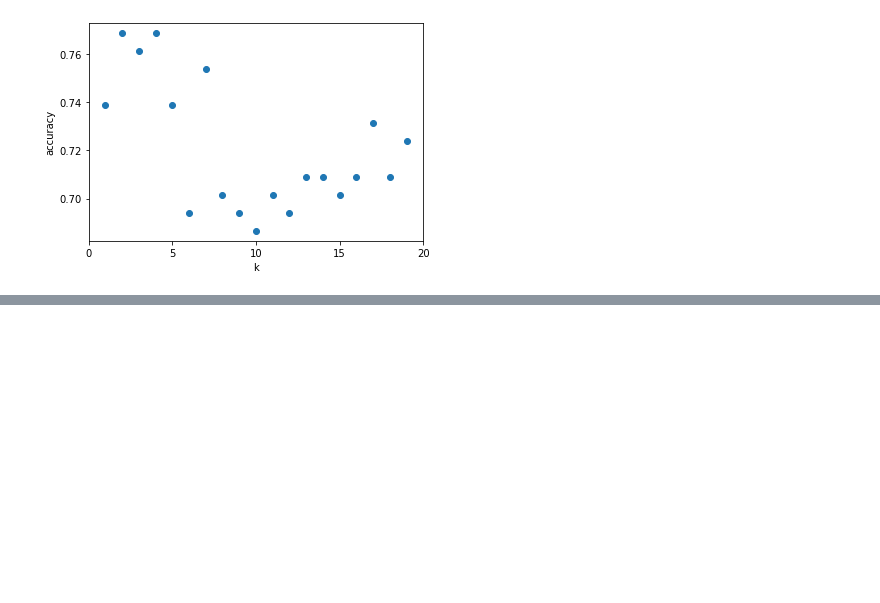
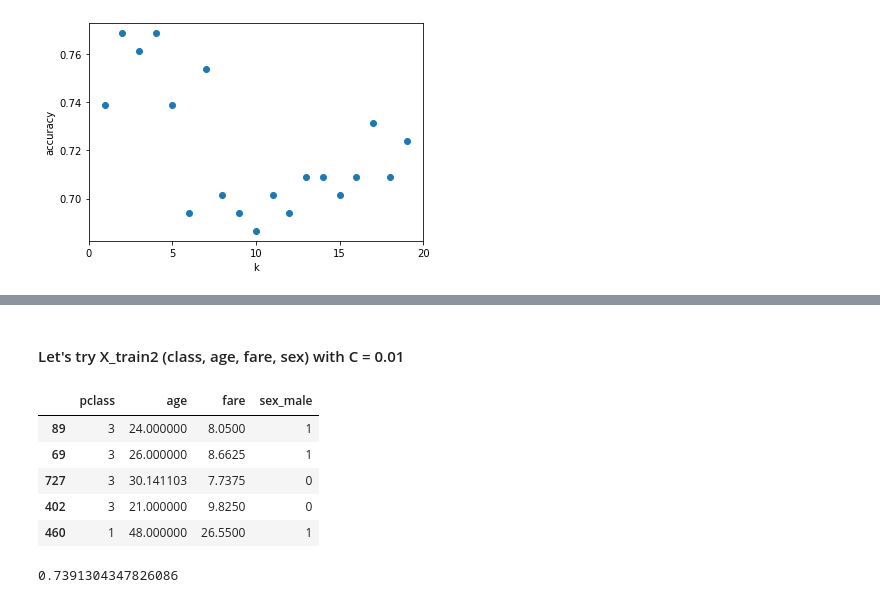
Before and after one commit to markydoug/classification-exercises, a Jupyter notebook: model.ipynb, the cells around one changed output, grey strips where cells are left out. Saved outputs shown, nothing was run; the diff lists cells and outputs as text; code cells hidden in the pictures; blank space fills up the shorter version.

```diff
--- a/model.ipynb
+++ b/model.ipynb
@@ -1037,0 +1109,6 @@ plt.show()
+# %%
+# Define the logistic regression model
+logit = LogisticRegression(C=1, random_state=123)
+# %%
+#  fit the model on train data
+logit.fit(X_train1, y_train)
@@ -1037,0 +1203,21 @@ plt.show()
+# %% [markdown]
+#### Let's try X_train2 (class, age, fare, sex) with C = 0.01
+# %%
+X_train2.head()
+# %% [output]
+|  | pclass | age | fare | sex_male |
+| 89 | 3 | 24.000000 | 8.0500 | 1 |
+| 69 | 3 | 26.000000 | 8.6625 | 1 |
+| 727 | 3 | 30.141103 | 7.7375 | 0 |
+| 402 | 3 | 21.000000 | 9.8250 | 0 |
+| 460 | 1 | 48.000000 | 26.5500 | 1 |
+# %%
+# Define the logistic regression model
+logit2 = LogisticRegression(C=.01, random_state=123)
+
+#  fit the model on train data
+logit2.fit(X_train2, y_train)
+
+logit2.score(X_train2, y_train)
+# %% [output]
+0.7391304347826086
```
Also changed, not shown: parts of 58 cells of this notebook.
